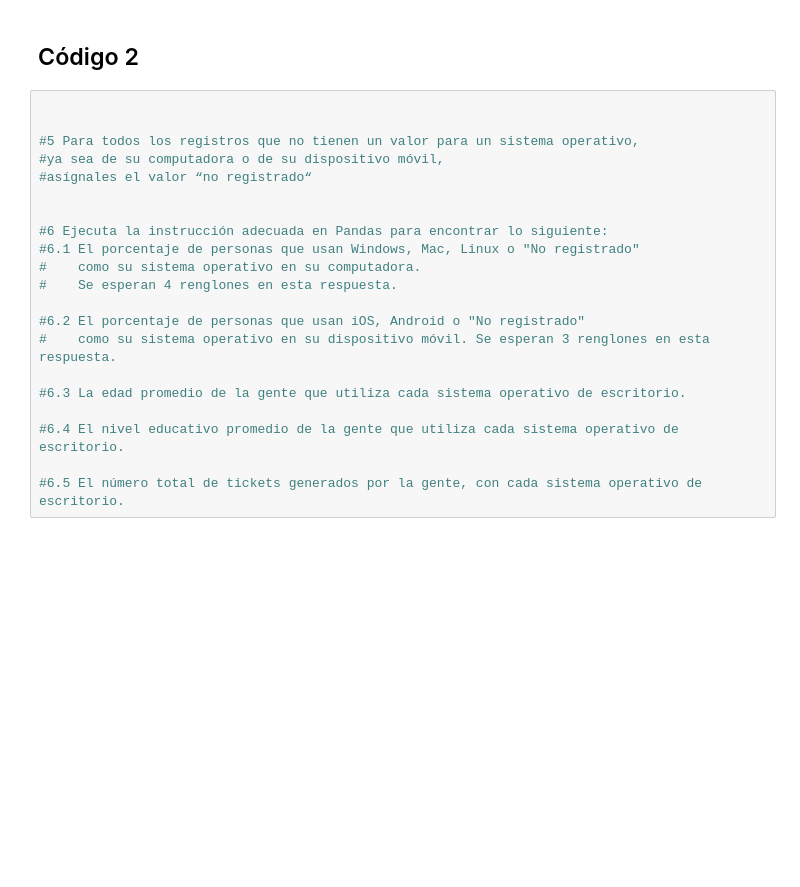
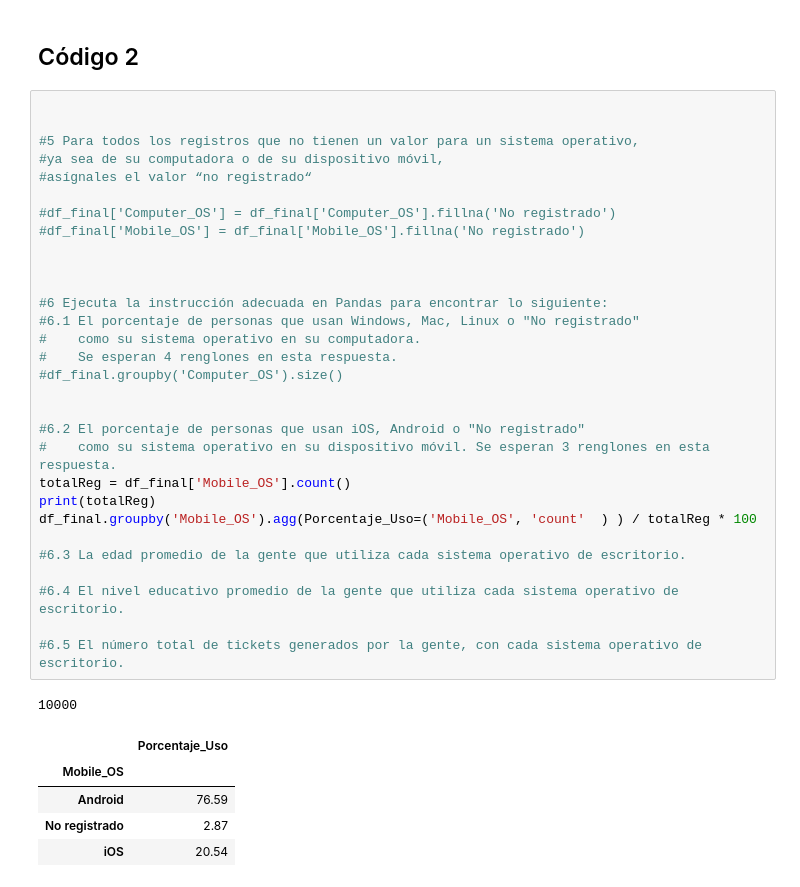
Before and after one commit to jcml002/Reto6, a Jupyter notebook: DS_JCML_RETO.ipynb, the cells around one changed output. Saved outputs shown, nothing was run; the diff lists cells and outputs as text; blank space fills up the shorter version.

```diff
--- a/DS_JCML_RETO.ipynb
+++ b/DS_JCML_RETO.ipynb
@@ -80,21 +81,37 @@ memory usage: 547.0+ KB
 # %%
 
 
 #5 Para todos los registros que no tienen un valor para un sistema operativo,
 #ya sea de su computadora o de su dispositivo móvil,
 #asígnales el valor “no registrado“
 
+#df_final['Computer_OS'] = df_final['Computer_OS'].fillna('No registrado')
+#df_final['Mobile_OS'] = df_final['Mobile_OS'].fillna('No registrado')
+
+
 
 #6 Ejecuta la instrucción adecuada en Pandas para encontrar lo siguiente:
 #6.1 El porcentaje de personas que usan Windows, Mac, Linux o "No registrado"
 #    como su sistema operativo en su computadora.
 #    Se esperan 4 renglones en esta respuesta.
+#df_final.groupby('Computer_OS').size()
+
 
 #6.2 El porcentaje de personas que usan iOS, Android o "No registrado"
 #    como su sistema operativo en su dispositivo móvil. Se esperan 3 renglones en esta respuesta.
+totalReg = df_final['Mobile_OS'].count()
+print(totalReg)
+df_final.groupby('Mobile_OS').agg(Porcentaje_Uso=('Mobile_OS', 'count'  ) ) / totalReg * 100
 
 #6.3 La edad promedio de la gente que utiliza cada sistema operativo de escritorio.
 
 #6.4 El nivel educativo promedio de la gente que utiliza cada sistema operativo de escritorio.
 
 #6.5 El número total de tickets generados por la gente, con cada sistema operativo de escritorio.
+# %% [output]
+10000
+|  | Porcentaje_Uso |
+| Mobile_OS |  |
+| Android | 76.59 |
+| No registrado | 2.87 |
+| iOS | 20.54 |
```
Also changed, not shown: parts of 1 cell of this notebook.
